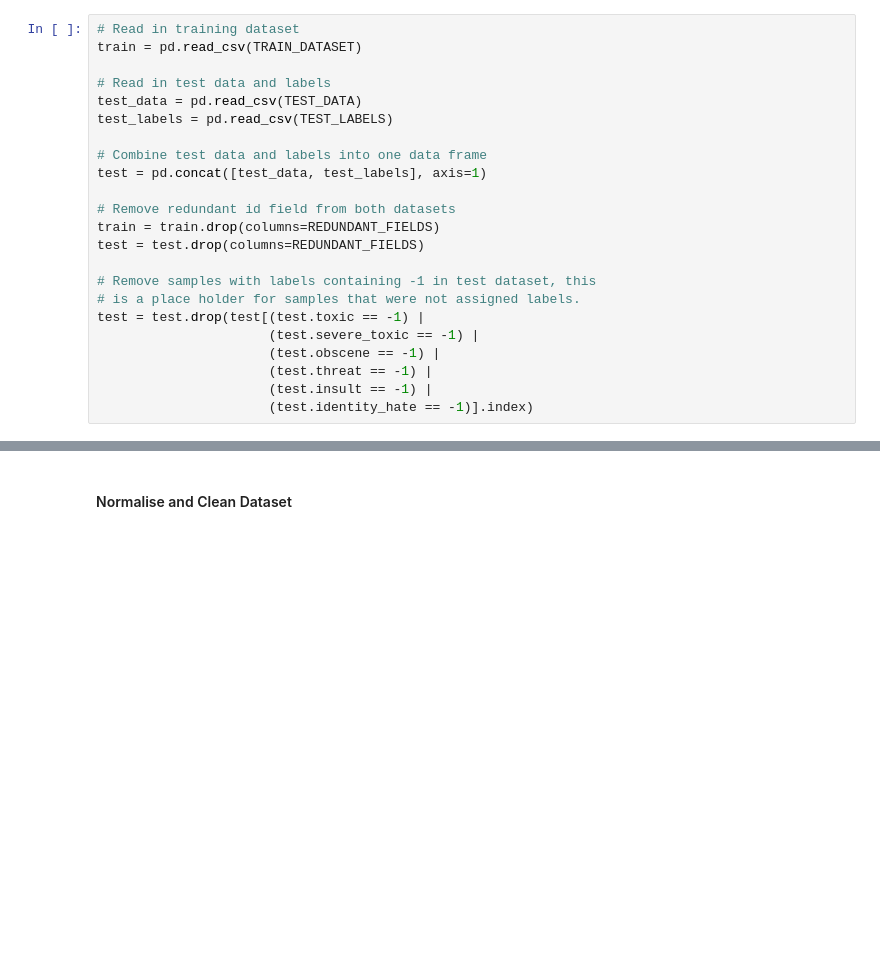
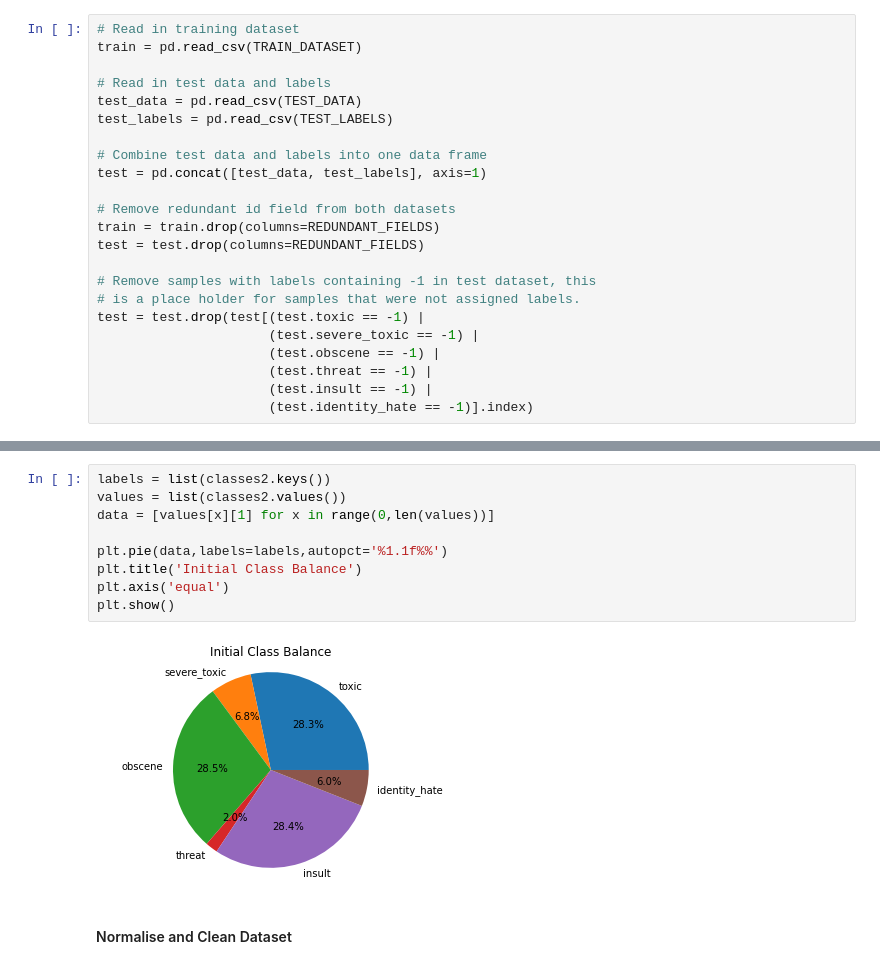
Before and after one commit to Dimitrisvas/group7_textClassification, a Jupyter notebook: vinal/vinal_individual.ipynb, the cells around one changed output, grey strips where cells are left out. Cells and saved outputs as stored; diff of their text form; blank space fills up the shorter version.

```diff
--- a/vinal/vinal_individual.ipynb
+++ b/vinal/vinal_individual.ipynb
@@ -74,3 +208,14 @@ test = test.drop(test[(test.toxic == -1) |
+# %%
+labels = list(classes2.keys())
+values = list(classes2.values())
+data = [values[x][1] for x in range(0,len(values))]
+
+plt.pie(data,labels=labels,autopct='%1.1f%%')
+plt.title('Initial Class Balance')
+plt.axis('equal')
+plt.show()
+# %% [output]
+[figure, added]
 # %% [markdown]
 #### Normalise and Clean Dataset
 # %%
```
Also changed, not shown: parts of 16 cells of this notebook.
